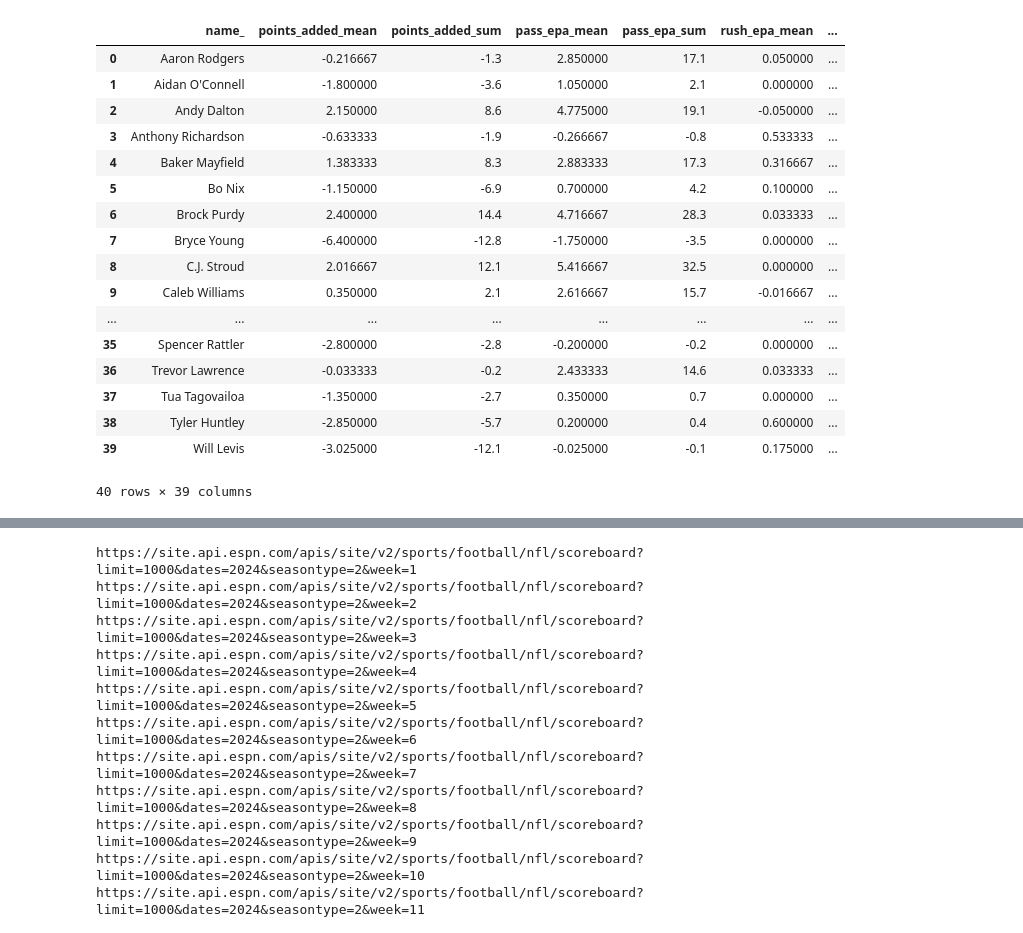
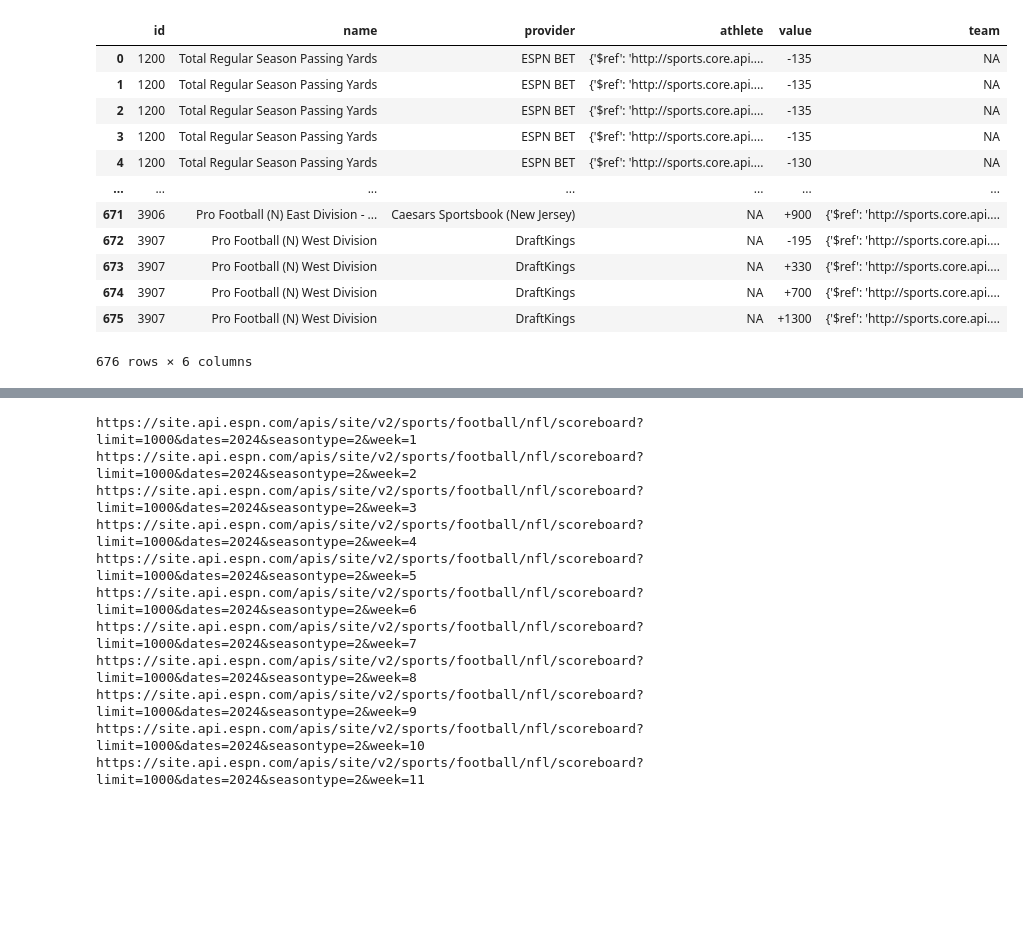
Before and after one commit to ajpaladi/412analytics, a Jupyter notebook: fouronetwo_testing.ipynb, the cells around one changed output, grey strips where cells are left out. Cells and saved outputs as stored; diff of their text form; code cells hidden in the pictures; blank space fills up the shorter version.

Commit message:
added a futures function

```diff
--- a/fouronetwo_testing.ipynb
+++ b/fouronetwo_testing.ipynb
@@ -94,24 +37,43 @@ https://sports.core.api.espn.com/v2/sports/football/leagues/nfl/seasons/2024/typ
-# %%
-epa
-# %% [output]
-|  | name_ | points_added_mean | points_added_sum | pass_epa_mean | pass_epa_sum | rush_epa_mean | ... |
-| 0 | Aaron Rodgers | -0.216667 | -1.3 | 2.850000 | 17.1 | 0.050000 | ... |
-| 1 | Aidan O'Connell | -1.800000 | -3.6 | 1.050000 | 2.1 | 0.000000 | ... |
-| 2 | Andy Dalton | 2.150000 | 8.6 | 4.775000 | 19.1 | -0.050000 | ... |
-| 3 | Anthony Richardson | -0.633333 | -1.9 | -0.266667 | -0.8 | 0.533333 | ... |
-| 4 | Baker Mayfield | 1.383333 | 8.3 | 2.883333 | 17.3 | 0.316667 | ... |
-| 5 | Bo Nix | -1.150000 | -6.9 | 0.700000 | 4.2 | 0.100000 | ... |
-| 6 | Brock Purdy | 2.400000 | 14.4 | 4.716667 | 28.3 | 0.033333 | ... |
-| 7 | Bryce Young | -6.400000 | -12.8 | -1.750000 | -3.5 | 0.000000 | ... |
-| 8 | C.J. Stroud | 2.016667 | 12.1 | 5.416667 | 32.5 | 0.000000 | ... |
-| 9 | Caleb Williams | 0.350000 | 2.1 | 2.616667 | 15.7 | -0.016667 | ... |
-| ... | ... | ... | ... | ... | ... | ... | ... |
-| 35 | Spencer Rattler | -2.800000 | -2.8 | -0.200000 | -0.2 | 0.000000 | ... |
-| 36 | Trevor Lawrence | -0.033333 | -0.2 | 2.433333 | 14.6 | 0.033333 | ... |
-| 37 | Tua Tagovailoa | -1.350000 | -2.7 | 0.350000 | 0.7 | 0.000000 | ... |
-| 38 | Tyler Huntley | -2.850000 | -5.7 | 0.200000 | 0.4 | 0.600000 | ... |
-| 39 | Will Levis | -3.025000 | -12.1 | -0.025000 | -0.1 | 0.175000 | ... |
-40 rows × 39 columns
+# %%
+futures_dict = {'id':[], 'name':[], 'provider':[], 'athlete':[], 'value':[], 'team':[]}
+
+url = 'https://sports.core.api.espn.com/v2/sports/football/leagues/nfl/seasons/2024/futures'
+
+response = requests.get(url)
+if response.status_code == 200:
+    data = response.json()
+    for x in data['items']:
+        id = x['id']
+        name = x['name']
+        provider = x['futures'][0]['provider']['name']
+        for y in x['futures'][0]['books']:
+            athlete = y.get('athlete', 'NA')
+            value = y.get('value', 'NA')
+            team = y.get('team', 'NA')
+            futures_dict['id'].append(id)
+            futures_dict['name'].append(name)
+            futures_dict['provider'].append(provider)
+            futures_dict['athlete'].append(athlete)
+            futures_dict['value'].append(value)
+            futures_dict['team'].append(team)
+
+
+futures_df = pd.DataFrame(futures_dict)
+futures_df
+# %% [output]
+|  | id | name | provider | athlete | value | team |
+| 0 | 1200 | Total Regular Season Passing Yards | ESPN BET | {'$ref': 'http://sports.core.api.... | -135 | NA |
+| 1 | 1200 | Total Regular Season Passing Yards | ESPN BET | {'$ref': 'http://sports.core.api.... | -135 | NA |
+| 2 | 1200 | Total Regular Season Passing Yards | ESPN BET | {'$ref': 'http://sports.core.api.... | -135 | NA |
+| 3 | 1200 | Total Regular Season Passing Yards | ESPN BET | {'$ref': 'http://sports.core.api.... | -135 | NA |
+| 4 | 1200 | Total Regular Season Passing Yards | ESPN BET | {'$ref': 'http://sports.core.api.... | -130 | NA |
+| ... | ... | ... | ... | ... | ... | ... |
+| 671 | 3906 | Pro Football (N) East Division - ... | Caesars Sportsbook (New Jersey) | NA | +900 | {'$ref': 'http://sports.core.api.... |
+| 672 | 3907 | Pro Football (N) West Division | DraftKings | NA | -195 | {'$ref': 'http://sports.core.api.... |
+| 673 | 3907 | Pro Football (N) West Division | DraftKings | NA | +330 | {'$ref': 'http://sports.core.api.... |
+| 674 | 3907 | Pro Football (N) West Division | DraftKings | NA | +700 | {'$ref': 'http://sports.core.api.... |
+| 675 | 3907 | Pro Football (N) West Division | DraftKings | NA | +1300 | {'$ref': 'http://sports.core.api.... |
+676 rows × 6 columns
 # %%
 epa = epa.sort_values(by = 'scramble_epa_sum', ascending=False)
 px.bar(epa, x = 'name_', y = 'scramble_epa_sum', color = 'scramble_epa_sum', height = 700)
```
Also changed, not shown: parts of 3 cells of this notebook, 1 other file.
